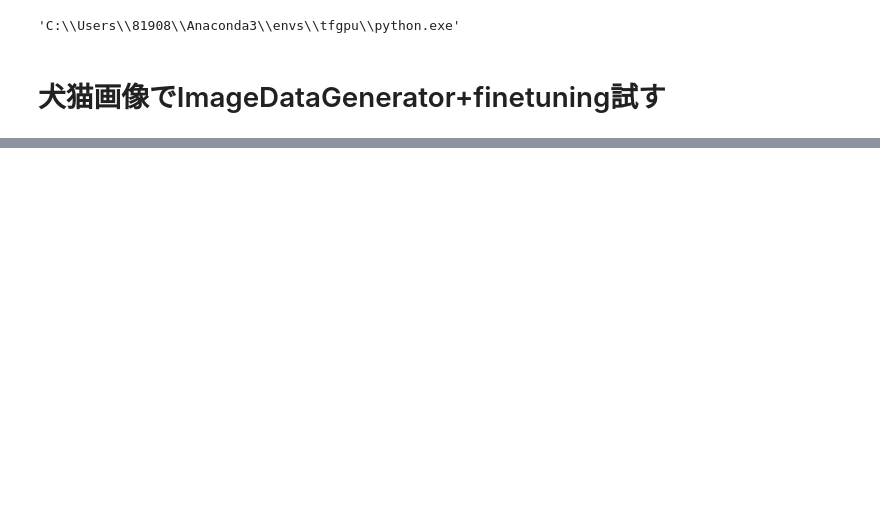
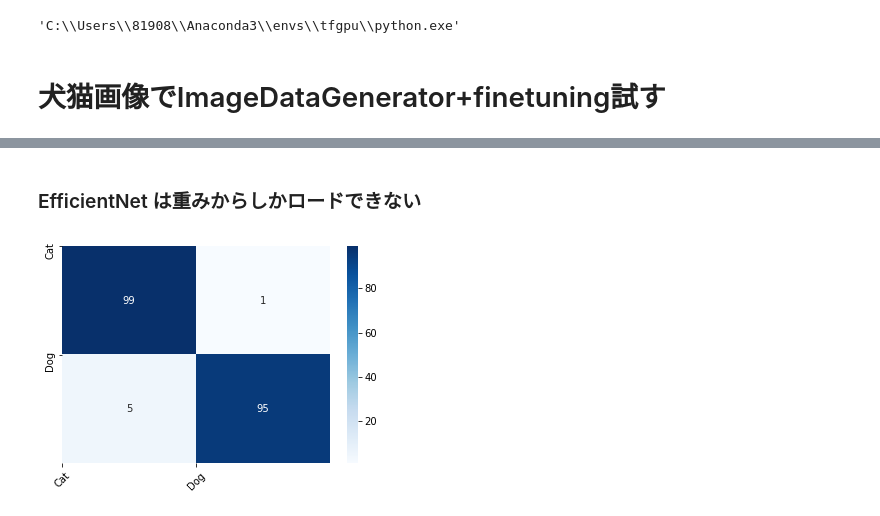
Before and after one commit to riron1206/04.image_relate, a Jupyter notebook: tf_image/tf_train.ipynb, the cells around one changed output, grey strips where cells are left out. Saved outputs shown, nothing was run; the diff lists cells and outputs as text; code cells hidden in the pictures; blank space fills up the shorter version.

```diff
--- a/tf_image/tf_train.ipynb
+++ b/tf_image/tf_train.ipynb
@@ -176,0 +369,8 @@ plt.show()
+# %% [markdown]
+### EfficientNet は重みからしかロードできない
+# %%
+model = get_tfhub_efficient_net()
+model.load_weights(OUTPUT_DIR + '/best_val_loss_w.h5')
+Model().predict_gen(model, test_data_gen)
+# %% [output]
+[figure, added]
```
Also changed, not shown: parts of 6 cells of this notebook, 1 other file.
